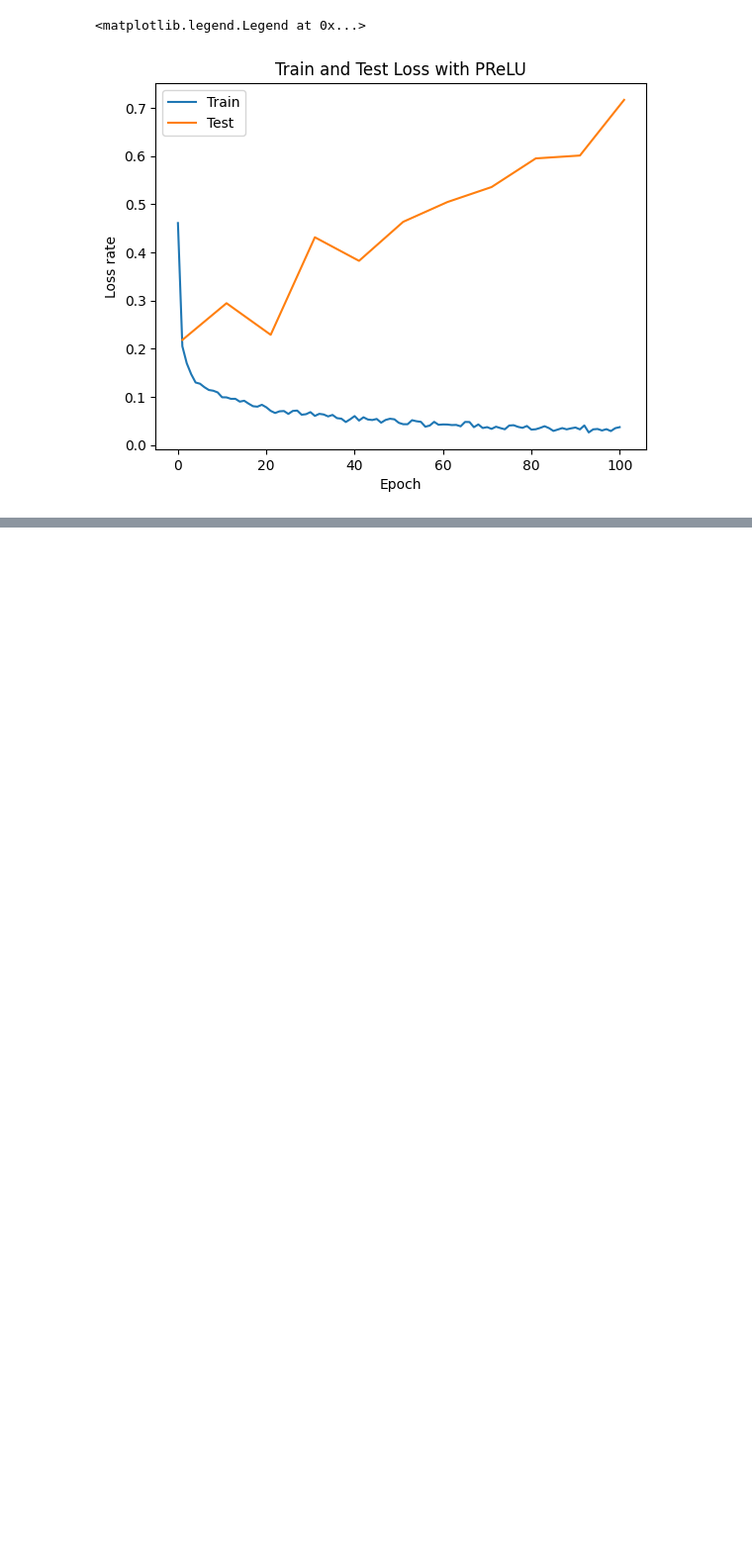
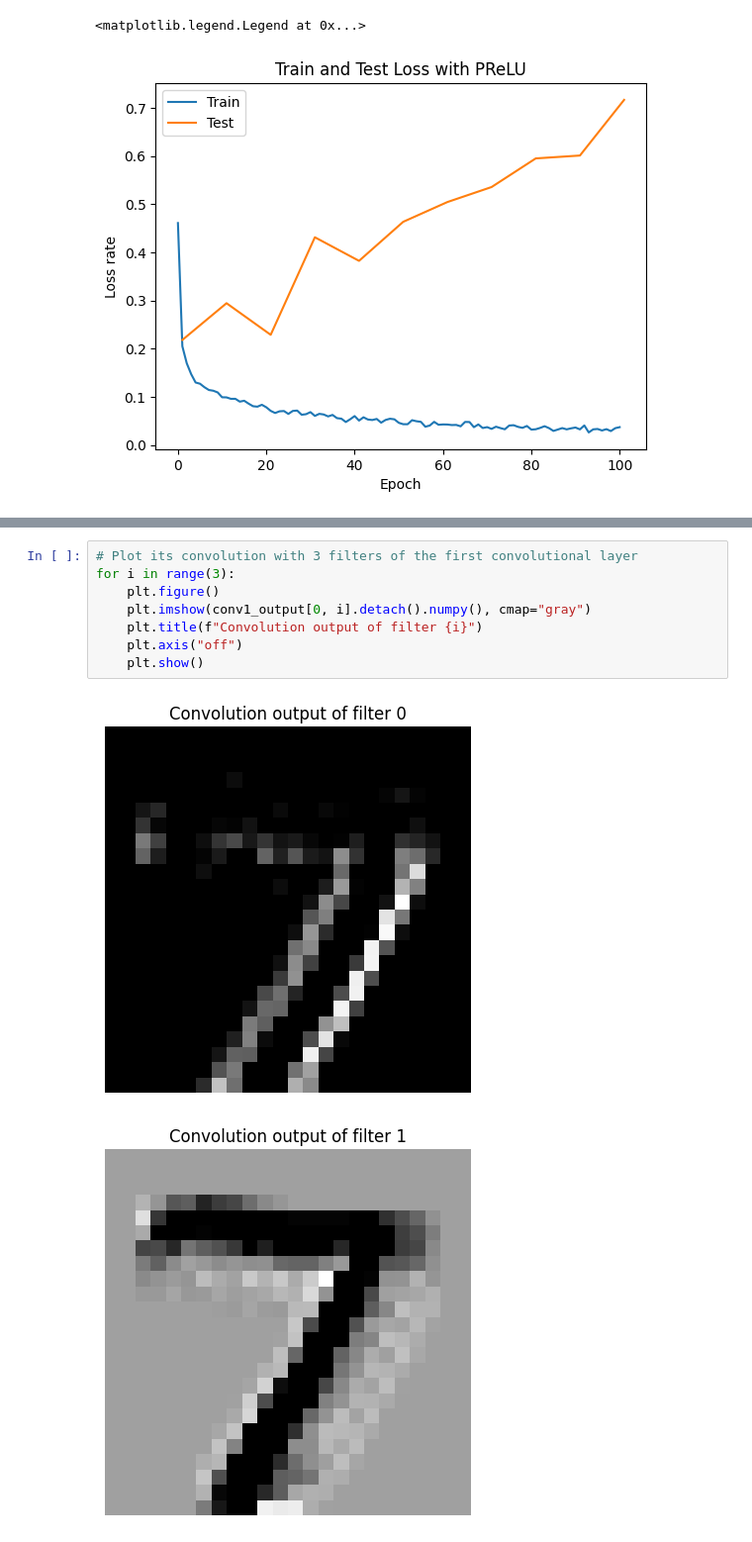
Before and after one commit to binyamolango/machine_learning_essentials, a Jupyter notebook: ex03_convolutional_NN/cnn.ipynb, the cells around one changed output, grey strips where cells are left out. Shown at 99% size. Saved outputs shown, nothing was run; the diff lists cells and outputs as text; blank space fills up the shorter version.

Commit message:
Update convolutional NN

```diff
--- a/ex03_convolutional_NN/cnn.ipynb
+++ b/ex03_convolutional_NN/cnn.ipynb
@@ -443,0 +662,11 @@ For the part 1 model the test loss was 9.01e-01 which is the highest test error
+# %%
+# Plot its convolution with 3 filters of the first convolutional layer
+for i in range(3):
+    plt.figure()
+    plt.imshow(conv1_output[0, i].detach().numpy(), cmap="gray")
+    plt.title(f"Convolution output of filter {i}")
+    plt.axis("off")
+    plt.show()
+# %% [output]
+[figure, added]
+[figure, added]
```
Also changed, not shown: parts of 31 cells of this notebook, 1 other file.
